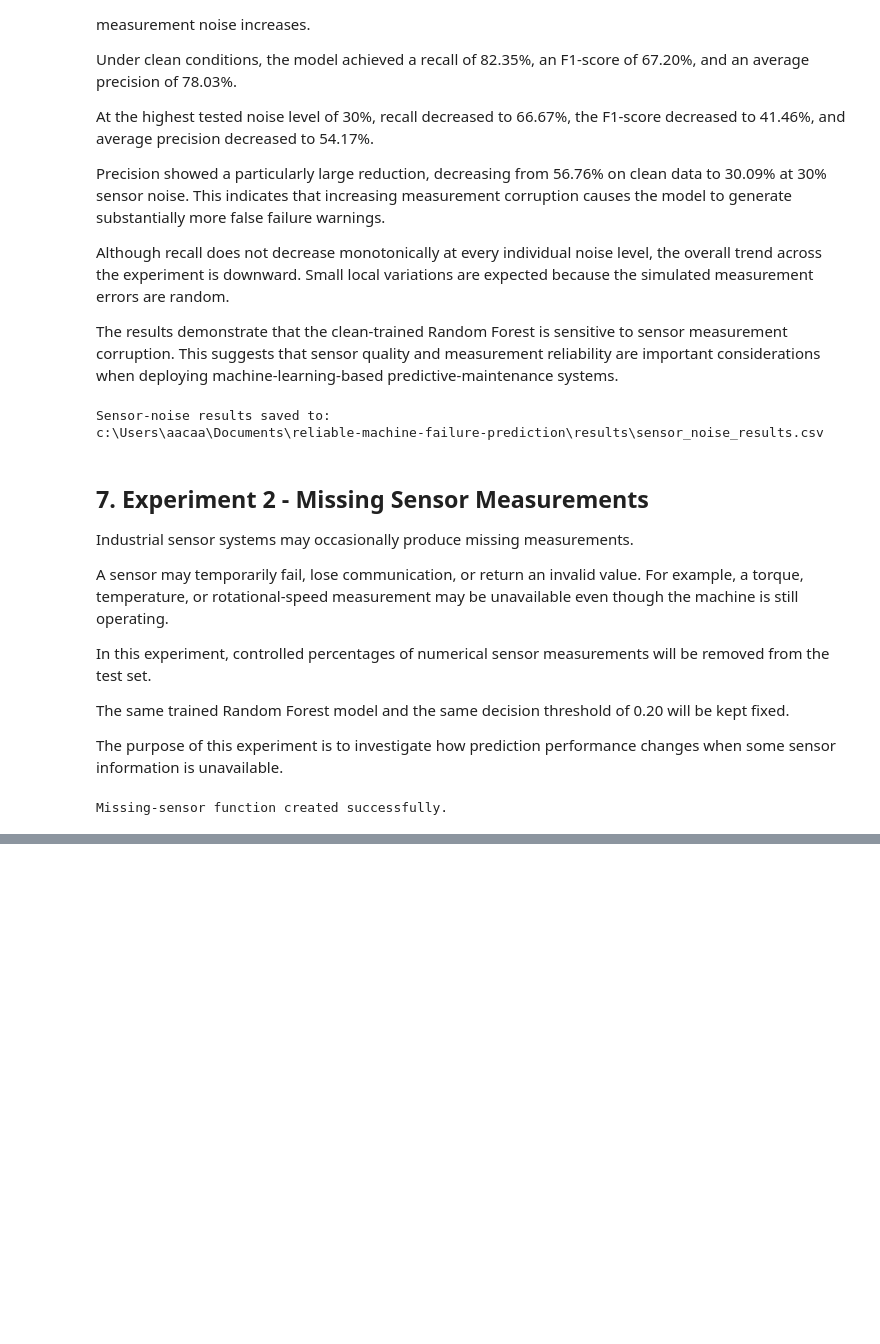
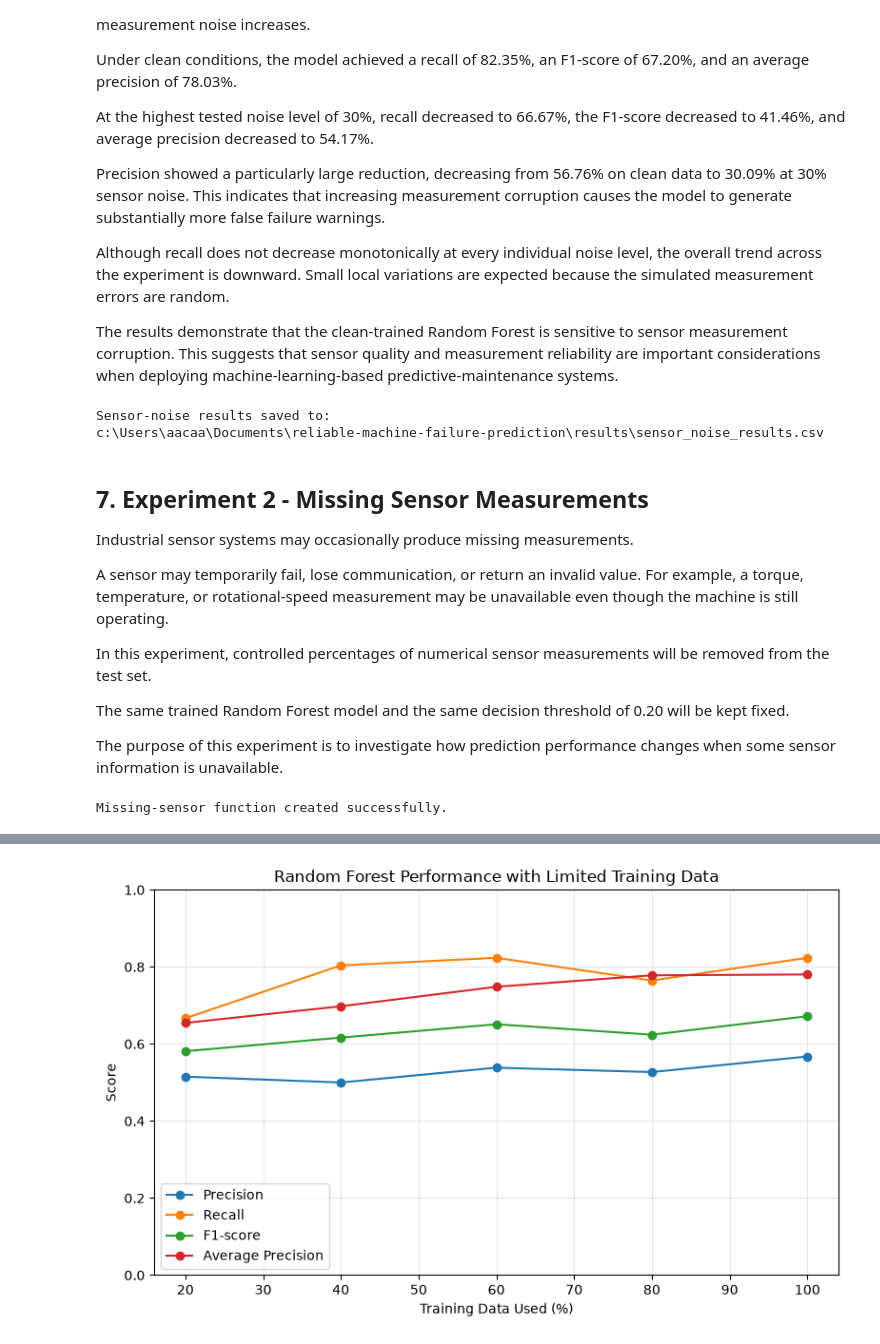
Before and after one commit to aacaas5/reliable-machine-failure-prediction-under-imbalanced-and-corrupted-sensor-data, a Jupyter notebook: notebooks/03_robustness_experiments.ipynb, the cells around one changed output, grey strips where cells are left out. Drawn from its saved outputs; the diff is of its cells as text; code cells hidden in the pictures; blank space fills up the shorter version.

```diff
--- a/notebooks/03_robustness_experiments.ipynb
+++ b/notebooks/03_robustness_experiments.ipynb
@@ -822,0 +1279,13 @@ Missing-sensor function created successfully.
+# %%
+training_fractions = [
+    0.20,
+    0.40,
+    0.60,
+    0.80,
+    1.00
+]
+
+print("Training fractions to test:")
+
+for fraction in training_fractions:
+    print(f"{int(fraction * 100)}%")
@@ -822,0 +1433,54 @@ Missing-sensor function created successfully.
+# %%
+fig, ax = plt.subplots(figsize=(8, 5))
+
+ax.plot(
+    limited_training_results_df["Training fraction"] * 100,
+    limited_training_results_df["Precision"],
+    marker="o",
+    label="Precision"
+)
+
+ax.plot(
+    limited_training_results_df["Training fraction"] * 100,
+    limited_training_results_df["Recall"],
+    marker="o",
+    label="Recall"
+)
+
+ax.plot(
+    limited_training_results_df["Training fraction"] * 100,
+    limited_training_results_df["F1-score"],
+    marker="o",
+    label="F1-score"
+)
+
+ax.plot(
+    limited_training_results_df["Training fraction"] * 100,
+    limited_training_results_df["Average precision"],
+    marker="o",
+    label="Average Precision"
+)
+
+ax.set_xlabel("Training Data Used (%)")
+ax.set_ylabel("Score")
+ax.set_title(
+    "Random Forest Performance with Limited Training Data"
+)
+
+ax.set_ylim(0, 1)
+ax.grid(alpha=0.3)
+ax.legend()
+
+plt.tight_layout()
+
+plt.savefig(
+    project_root
+    / "figures"
+    / "limited_training_robustness.png",
+    dpi=300,
+    bbox_inches="tight"
+)
+
+plt.show()
+# %% [output]
+[figure, added]
```
Also changed, not shown: parts of 23 cells of this notebook, 3 other files.
